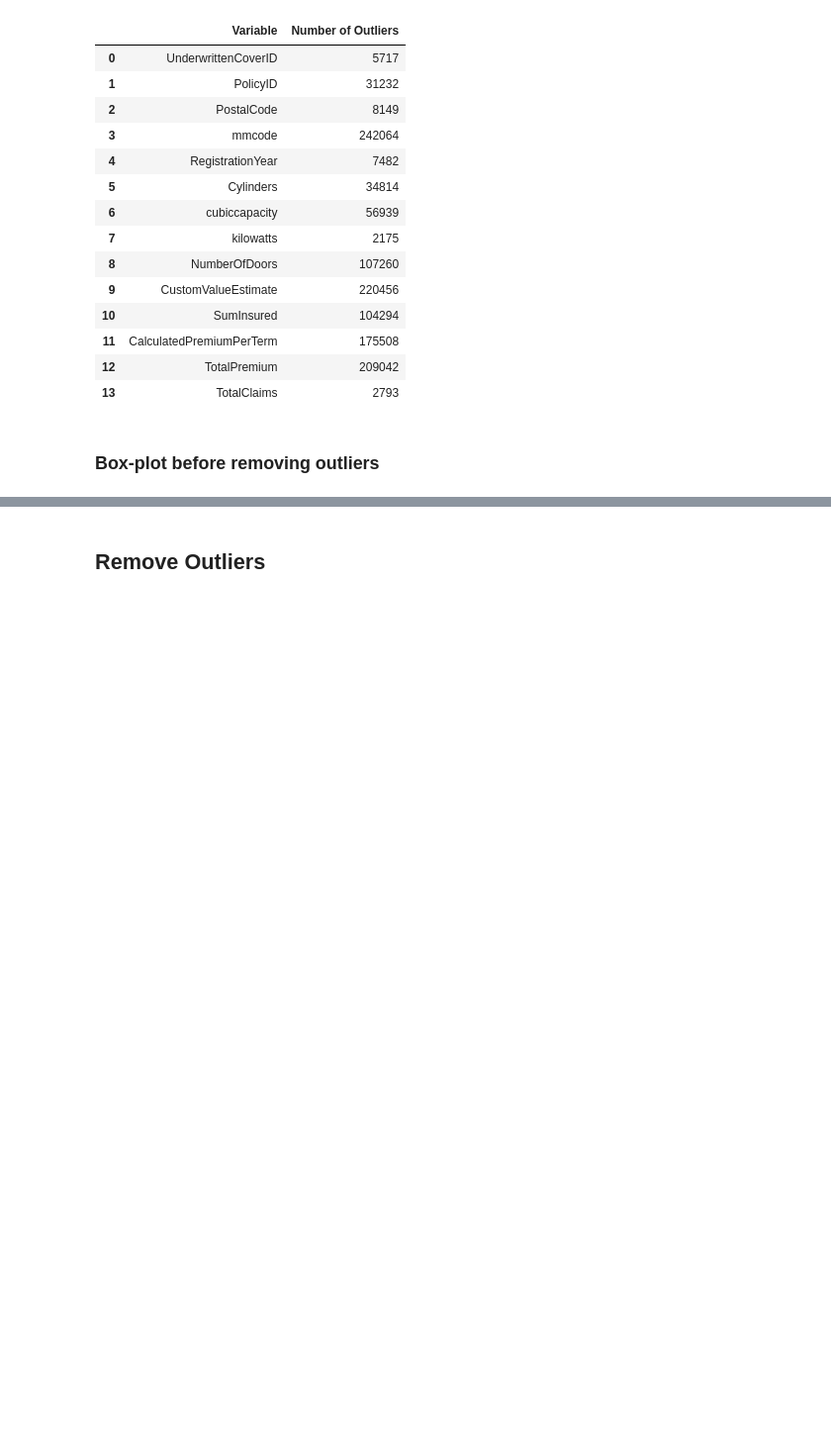
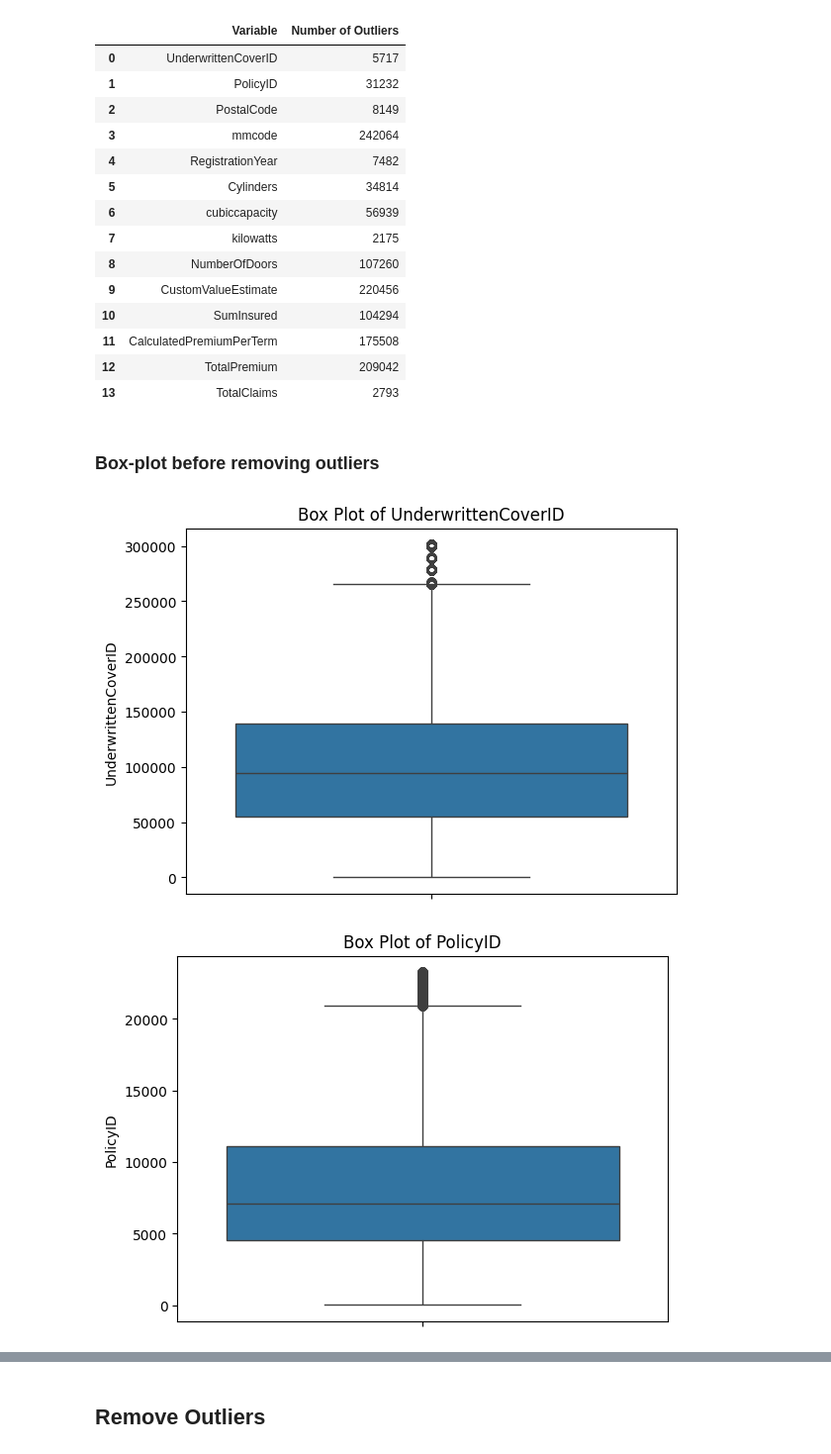
Before and after one commit to GuleWako/10Acadamey-week-3-Insurance-data-Analysis, a Jupyter notebook: notebooks/insurance_analysis.ipynb, the cells around one changed output, grey strips where cells are left out. Shown at 99% size. Cells and saved outputs as stored; diff of their text form; code cells hidden in the pictures; blank space fills up the shorter version.

```diff
--- a/notebooks/insurance_analysis.ipynb
+++ b/notebooks/insurance_analysis.ipynb
@@ -301,7 +301,10 @@ From 14 selected numerical columns, there are 14 columns with outlier values.
 # %% [markdown]
 ### Box-plot before removing outliers
 # %%
-# for column in insurance_data.select_dtypes(include='number').columns:
-#     sns.boxplot(data=insurance_data[column])
-#     plt.title(f"Box Plot of {column}")
-#     plt.show()
+for column in insurance_data.select_dtypes(include='number').columns:
+    sns.boxplot(data=insurance_data[column])
+    plt.title(f"Box Plot of {column}")
+    plt.show()
+# %% [output]
+[figure, added]
+[figure, added]
```
Also changed, not shown: parts of 4 cells of this notebook.
